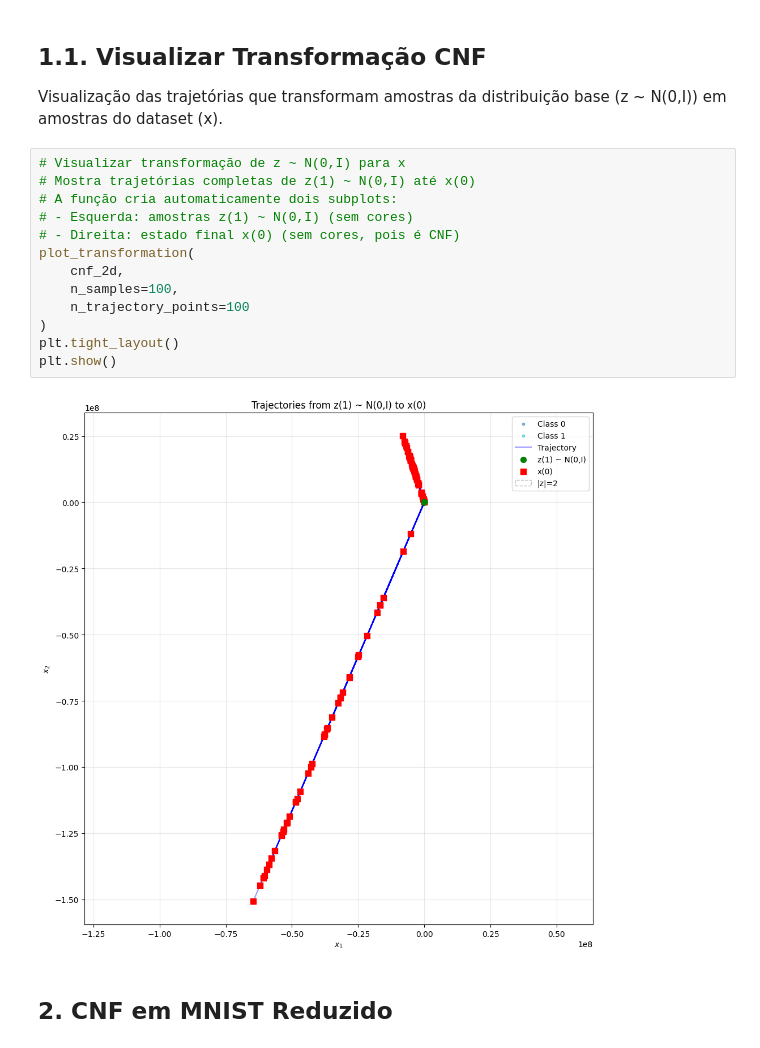
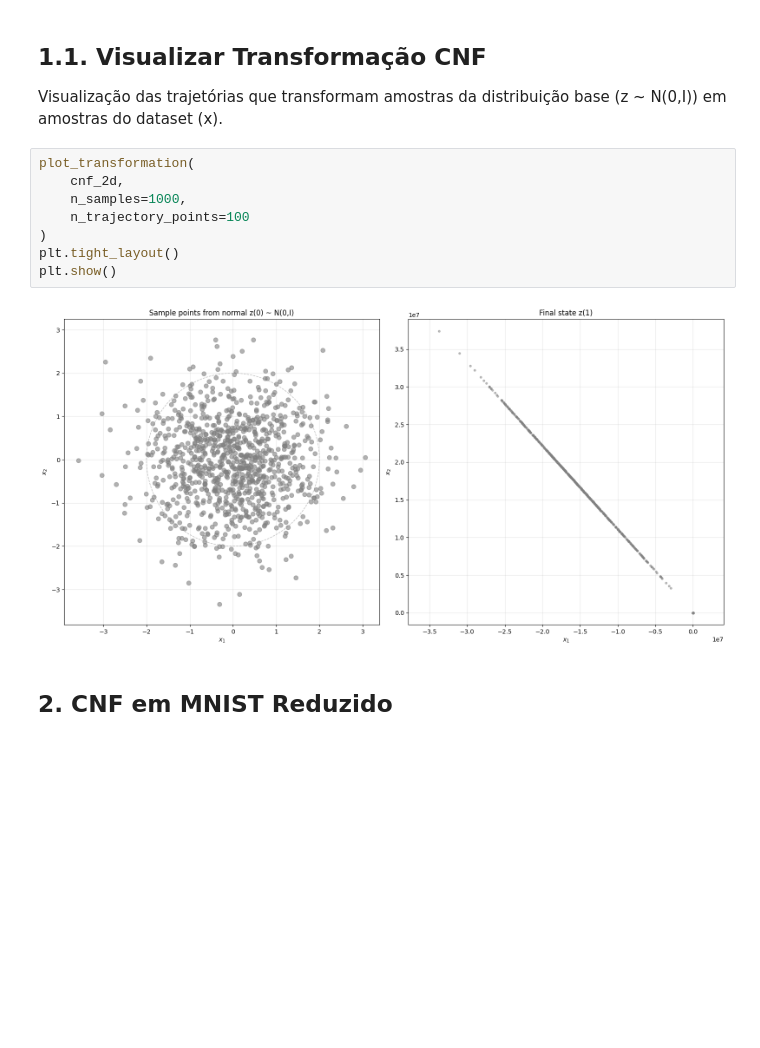
Before and after one commit to lucascbarbosa/flow, a Jupyter notebook: notebooks/02_cnf_trace_comparison.ipynb, the cells around one changed output. Saved outputs shown, nothing was run; the diff lists cells and outputs as text; blank space fills up the shorter version.

```diff
--- a/notebooks/02_cnf_trace_comparison.ipynb
+++ b/notebooks/02_cnf_trace_comparison.ipynb
@@ -70,21 +69,16 @@ Log-likelihood médio: 88.6299
 ## 1.1. Visualizar Transformação CNF
 
 Visualização das trajetórias que transformam amostras da distribuição base (z ~ N(0,I)) em amostras do dataset (x).
-# %%
-# Visualizar transformação de z ~ N(0,I) para x
-# Mostra trajetórias completas de z(1) ~ N(0,I) até x(0)
-# A função cria automaticamente dois subplots:
-# - Esquerda: amostras z(1) ~ N(0,I) (sem cores)
-# - Direita: estado final x(0) (sem cores, pois é CNF)
-plot_transformation(
-    cnf_2d,
-    n_samples=100,
-    n_trajectory_points=100
-)
-plt.tight_layout()
-plt.show()
-# %% [output]
-[figure, removed]
+# %%
+plot_transformation(
+    cnf_2d,
+    n_samples=1000,
+    n_trajectory_points=100
+)
+plt.tight_layout()
+plt.show()
+# %% [output]
+[figure, added]
 # %% [markdown]
 ## 2. CNF em MNIST Reduzido
 # %%
```
Also changed, not shown: parts of 1 cell of this notebook, 5 other files.
